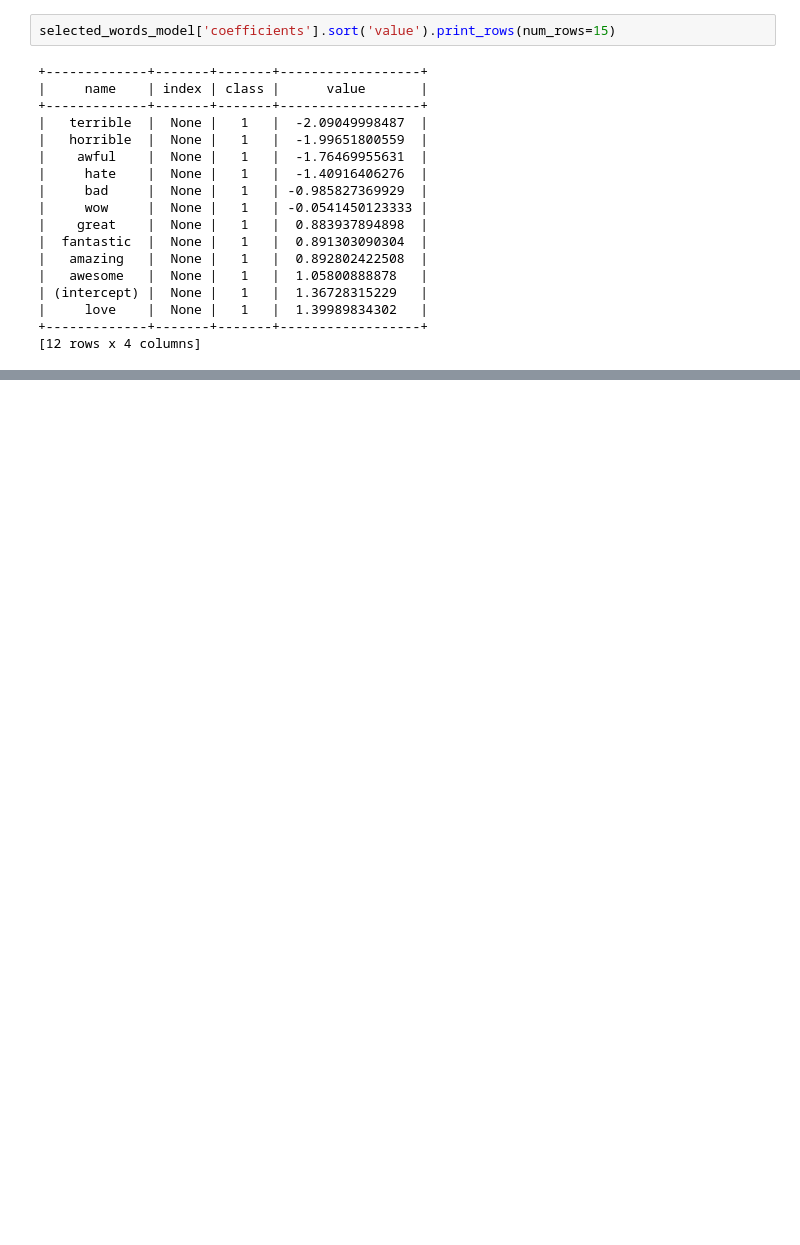
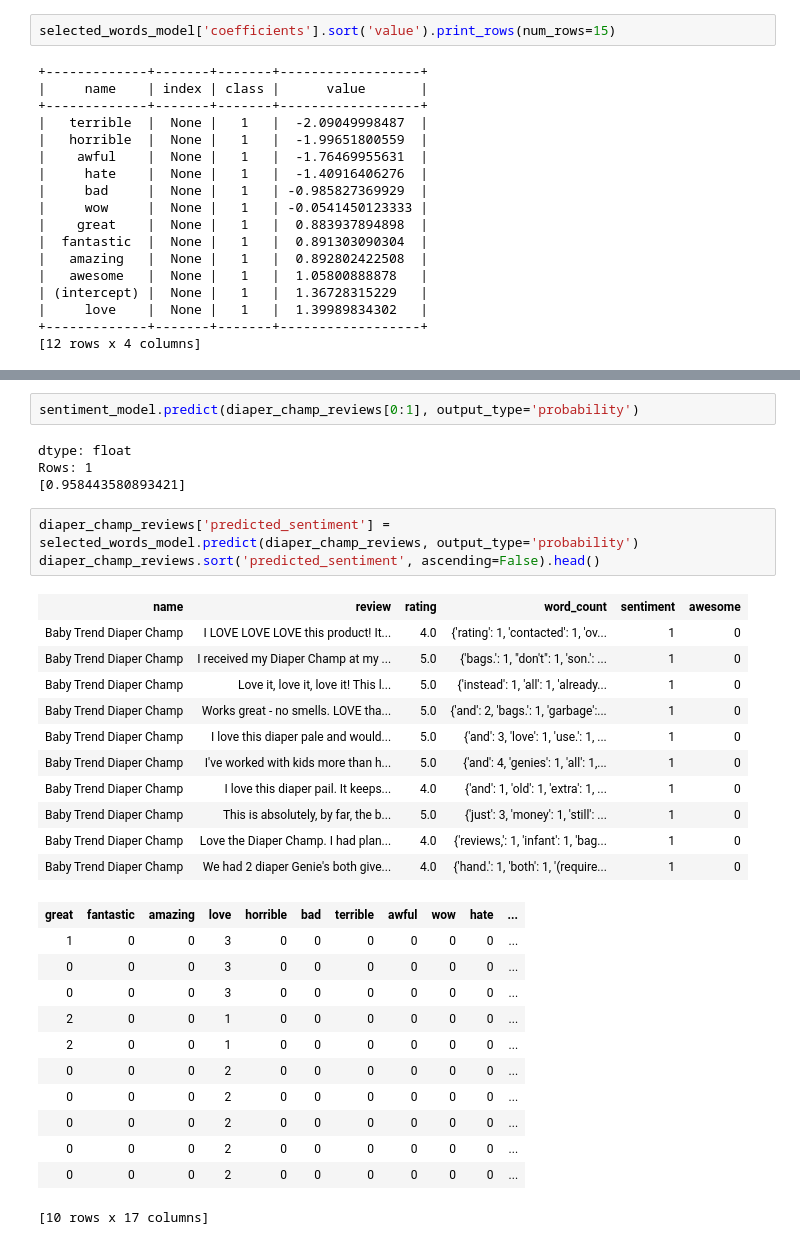
Before and after one commit to taitsmp/ml-foundations, a Jupyter notebook: classification/Analyzing product sentiment.ipynb, the cells around one changed output, grey strips where cells are left out. Saved outputs shown, nothing was run; the diff lists cells and outputs as text; blank space fills up the shorter version.

```diff
--- a/classification/Analyzing product sentiment.ipynb
+++ b/classification/Analyzing product sentiment.ipynb
@@ -345,0 +403,33 @@ selected_words_model['coefficients'].sort('value').print_rows(num_rows=15)
+# %%
+sentiment_model.predict(diaper_champ_reviews[0:1], output_type='probability')
+# %% [output]
+dtype: float
+Rows: 1
+[0.958443580893421]
+# %%
+diaper_champ_reviews['predicted_sentiment'] = selected_words_model.predict(diaper_champ_reviews, output_type='probability')
+diaper_champ_reviews.sort('predicted_sentiment', ascending=False).head()
+# %% [output]
+| name | review | rating | word_count | sentiment | awesome |
+| Baby Trend Diaper Champ | I LOVE LOVE LOVE this product! It... | 4.0 | {'rating': 1, 'contacted': 1, 'ov... | 1 | 0 |
+| Baby Trend Diaper Champ | I received my Diaper Champ at my ... | 5.0 | {'bags.': 1, "don't": 1, 'son.': ... | 1 | 0 |
+| Baby Trend Diaper Champ | Love it, love it, love it! This l... | 5.0 | {'instead': 1, 'all': 1, 'already... | 1 | 0 |
+| Baby Trend Diaper Champ | Works great - no smells. LOVE tha... | 5.0 | {'and': 2, 'bags.': 1, 'garbage':... | 1 | 0 |
+| Baby Trend Diaper Champ | I love this diaper pale and would... | 5.0 | {'and': 3, 'love': 1, 'use.': 1, ... | 1 | 0 |
+| Baby Trend Diaper Champ | I've worked with kids more than h... | 5.0 | {'and': 4, 'genies': 1, 'all': 1,... | 1 | 0 |
+| Baby Trend Diaper Champ | I love this diaper pail. It keeps... | 4.0 | {'and': 1, 'old': 1, 'extra': 1, ... | 1 | 0 |
+| Baby Trend Diaper Champ | This is absolutely, by far, the b... | 5.0 | {'just': 3, 'money': 1, 'still': ... | 1 | 0 |
+| Baby Trend Diaper Champ | Love the Diaper Champ. I had plan... | 4.0 | {'reviews,': 1, 'infant': 1, 'bag... | 1 | 0 |
+| Baby Trend Diaper Champ | We had 2 diaper Genie's both give... | 4.0 | {'hand.': 1, 'both': 1, '(require... | 1 | 0 |
+| great | fantastic | amazing | love | horrible | bad | terrible | awful | wow | hate | ... |
+| 1 | 0 | 0 | 3 | 0 | 0 | 0 | 0 | 0 | 0 | ... |
+| 0 | 0 | 0 | 3 | 0 | 0 | 0 | 0 | 0 | 0 | ... |
+| 0 | 0 | 0 | 3 | 0 | 0 | 0 | 0 | 0 | 0 | ... |
+| 2 | 0 | 0 | 1 | 0 | 0 | 0 | 0 | 0 | 0 | ... |
+| 2 | 0 | 0 | 1 | 0 | 0 | 0 | 0 | 0 | 0 | ... |
+| 0 | 0 | 0 | 2 | 0 | 0 | 0 | 0 | 0 | 0 | ... |
+| 0 | 0 | 0 | 2 | 0 | 0 | 0 | 0 | 0 | 0 | ... |
+| 0 | 0 | 0 | 2 | 0 | 0 | 0 | 0 | 0 | 0 | ... |
+| 0 | 0 | 0 | 2 | 0 | 0 | 0 | 0 | 0 | 0 | ... |
+| 0 | 0 | 0 | 2 | 0 | 0 | 0 | 0 | 0 | 0 | ... |
+[10 rows x 17 columns]
```
Also changed, not shown: parts of 14 cells of this notebook, 2 other files.
